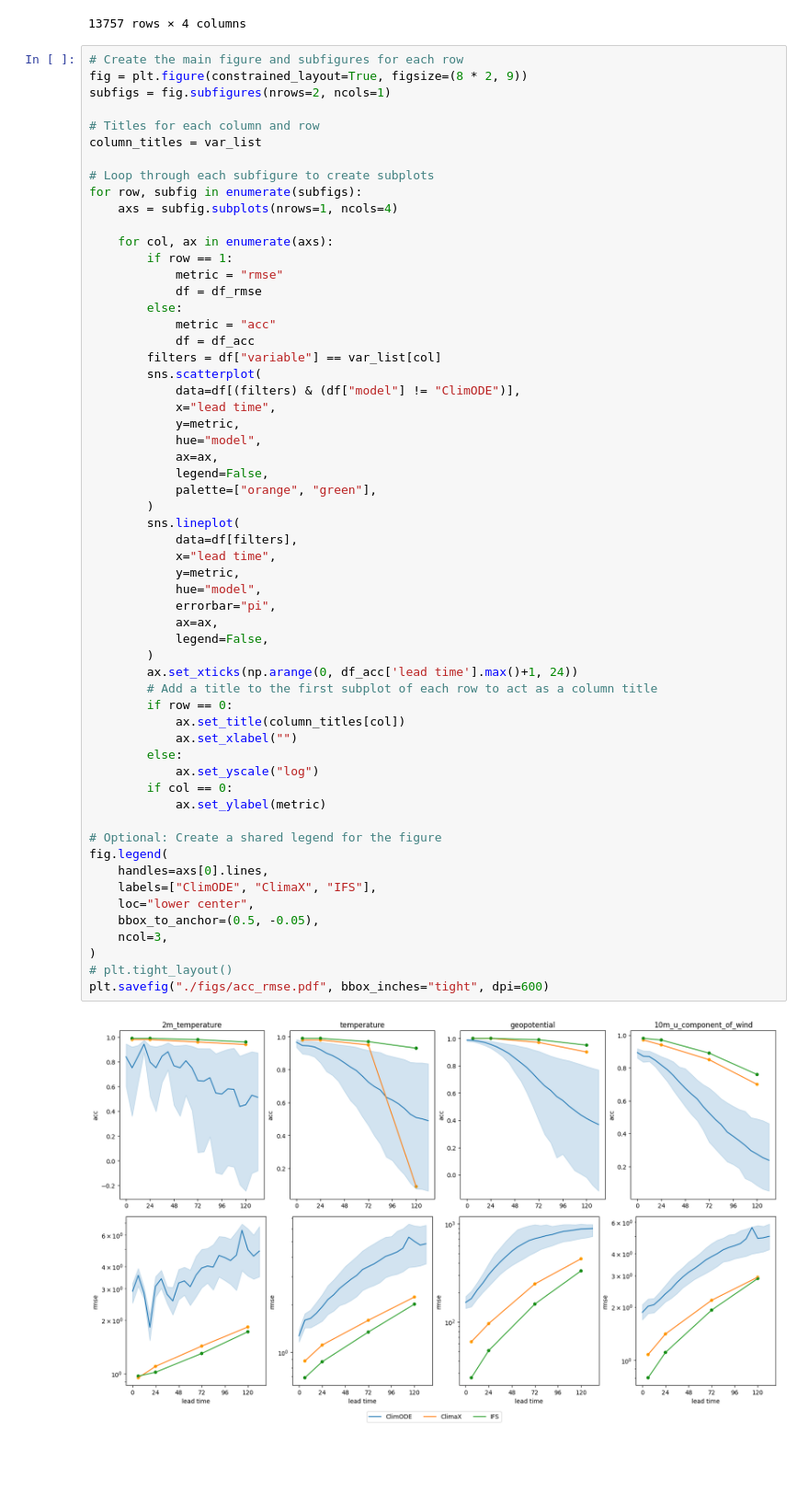
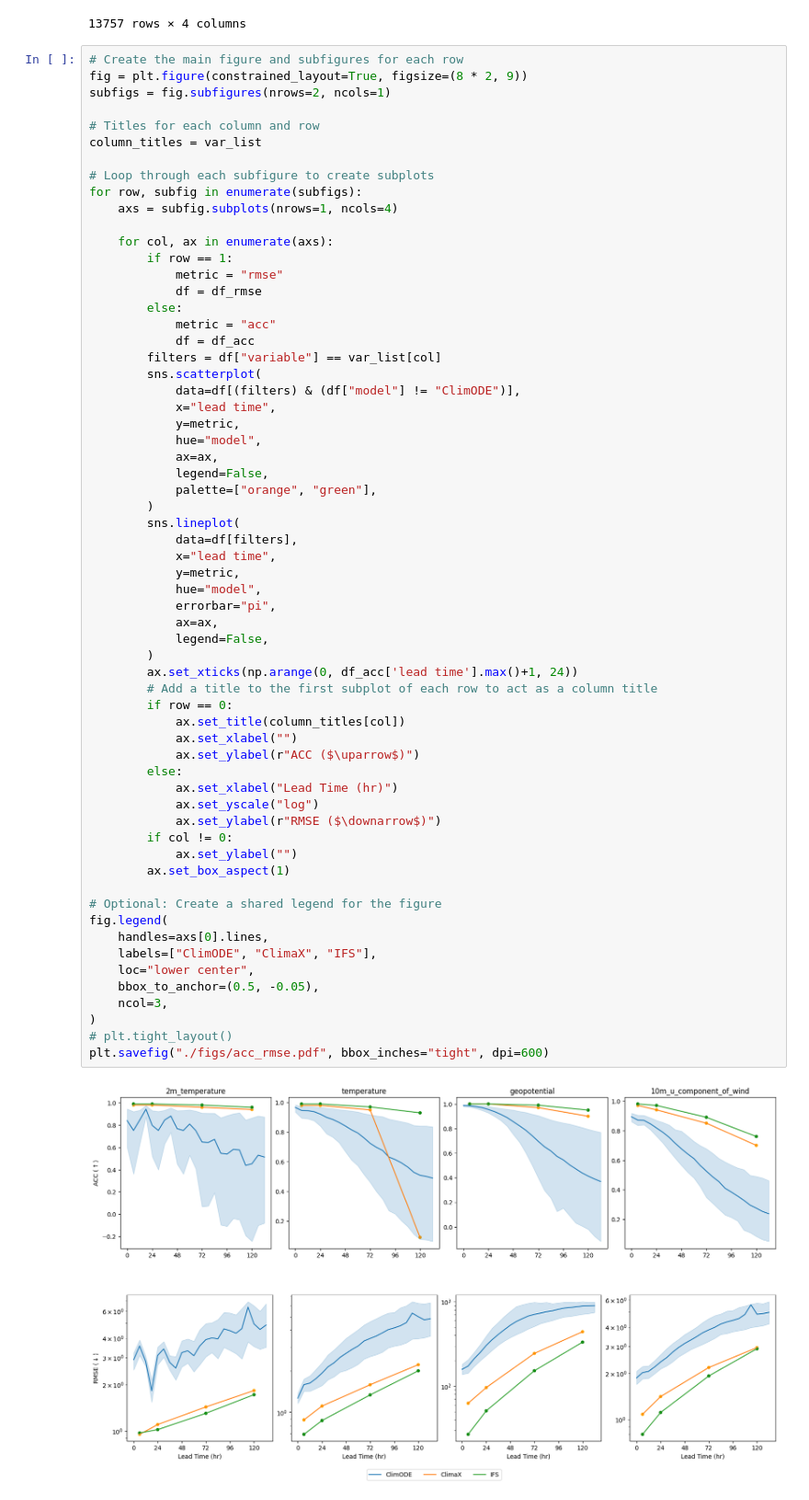
Before and after one commit to dataymeric/ClimODE, a Jupyter notebook: visualization/viz_notebook.ipynb, the cells around one changed output. Shown: that part at 92% size. Cells and saved outputs as stored; diff of their text form; blank space fills up the shorter version.

Commit message:
Update quantitative results figures

```diff
--- a/visualization/viz_notebook.ipynb
+++ b/visualization/viz_notebook.ipynb
@@ -107,33 +107,37 @@ for row, subfig in enumerate(subfigs):
             palette=["orange", "green"],
         )
         sns.lineplot(
             data=df[filters],
             x="lead time",
             y=metric,
             hue="model",
             errorbar="pi",
             ax=ax,
             legend=False,
         )
         ax.set_xticks(np.arange(0, df_acc['lead time'].max()+1, 24))
         # Add a title to the first subplot of each row to act as a column title
         if row == 0:
             ax.set_title(column_titles[col])
             ax.set_xlabel("")
+            ax.set_ylabel(r"ACC ($\uparrow$)")
         else:
+            ax.set_xlabel("Lead Time (hr)")
             ax.set_yscale("log")
-        if col == 0:
-            ax.set_ylabel(metric)
+            ax.set_ylabel(r"RMSE ($\downarrow$)")
+        if col != 0:
+            ax.set_ylabel("")
+        ax.set_box_aspect(1)
 
 # Optional: Create a shared legend for the figure
 fig.legend(
     handles=axs[0].lines,
     labels=["ClimODE", "ClimaX", "IFS"],
     loc="lower center",
     bbox_to_anchor=(0.5, -0.05),
     ncol=3,
 )
 # plt.tight_layout()
 plt.savefig("./figs/acc_rmse.pdf", bbox_inches="tight", dpi=600)
 # %% [output]
-[figure, old version]
+[figure, new version]
```
Also changed, not shown: parts of 2 cells of this notebook, 4 other files.
